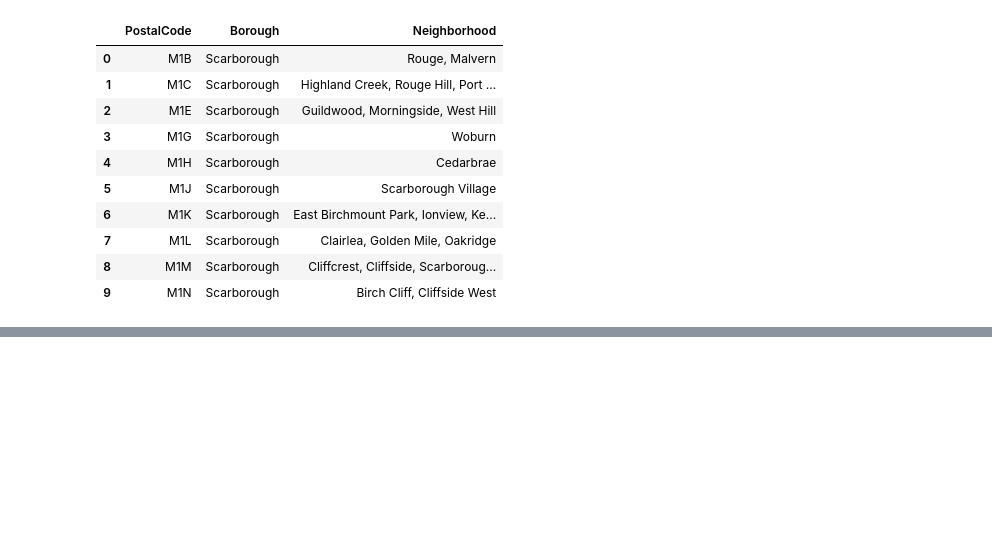
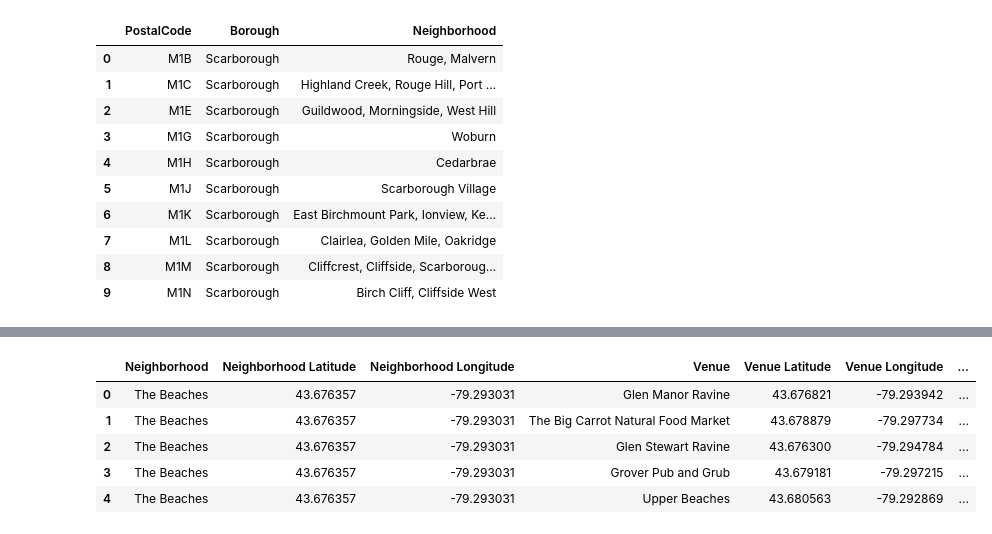
Before and after one commit to jlwalsh13/Coursera_Capstone, a Jupyter notebook: Coursera_Assignment_Toronto_Segmenting.ipynb, the cells around one changed output, grey strips where cells are left out. Drawn from its saved outputs; the diff is of its cells as text; code cells hidden in the pictures; blank space fills up the shorter version.

```diff
--- a/Coursera_Assignment_Toronto_Segmenting.ipynb
+++ b/Coursera_Assignment_Toronto_Segmenting.ipynb
@@ -61,0 +99,4 @@ postalcode_df.shape
+# %%
+# Combine coordinates and Borough / Neighborhood DataFrames.
+coordinate_df = postalcode_df.join(df.set_index('PostalCode'), on='PostalCode')
+coordinate_df.head()
@@ -61,0 +122,7 @@ postalcode_df.shape
+# %%
+# Remove all boroughs withough "Toronto" in the name.
+for borough in coordinate_df.Borough.unique():
+    if "Toronto" not in borough:
+        coordinate_df = coordinate_df[coordinate_df.Borough != borough]
+
+coordinate_df.Borough.unique()
@@ -61,0 +148,47 @@ postalcode_df.shape
+# %%
+# Retrieve venue data from Foursquare.
+venues_list=[]
+for name, lat, lng in zip(coordinate_df['Neighborhood'],
+                          coordinate_df['Latitude'],
+                          coordinate_df['Longitude']):
+
+    # create the API request URL
+    url = 'https://api.foursquare.com/v2/venues/explore?&client_id={}&client_secret={}&v={}&ll={},{}&radius={}&limit={}'.format(
+        CLIENT_ID,
+        CLIENT_SECRET,
+        VERSION,
+        lat,
+        lng,
+        radius,
+        LIMIT)
+
+    # make the GET request
+    results = requests.get(url).json()["response"]['groups'][0]['items']
+
+    # return only relevant information for each nearby venue
+    venues_list.append([(
+        name,
+        lat,
+        lng,
+        v['venue']['name'],
+        v['venue']['location']['lat'],
+        v['venue']['location']['lng'],
+        v['venue']['categories'][0]['name']) for v in results])
+
+toronto_venues = pd.DataFrame([item for venue_list in venues_list for item in venue_list])
+toronto_venues.columns = ['Neighborhood',
+                         'Neighborhood Latitude',
+                         'Neighborhood Longitude',
+                         'Venue',
+                         'Venue Latitude',
+                         'Venue Longitude',
+                         'Venue Category']
+
+toronto_venues.head()
+# %% [output]
+|  | Neighborhood | Neighborhood Latitude | Neighborhood Longitude | Venue | Venue Latitude | Venue Longitude | ... |
+| 0 | The Beaches | 43.676357 | -79.293031 | Glen Manor Ravine | 43.676821 | -79.293942 | ... |
+| 1 | The Beaches | 43.676357 | -79.293031 | The Big Carrot Natural Food Market | 43.678879 | -79.297734 | ... |
+| 2 | The Beaches | 43.676357 | -79.293031 | Glen Stewart Ravine | 43.676300 | -79.294784 | ... |
+| 3 | The Beaches | 43.676357 | -79.293031 | Grover Pub and Grub | 43.679181 | -79.297215 | ... |
+| 4 | The Beaches | 43.676357 | -79.293031 | Upper Beaches | 43.680563 | -79.292869 | ... |
```
Also changed, not shown: parts of 30 cells of this notebook.
